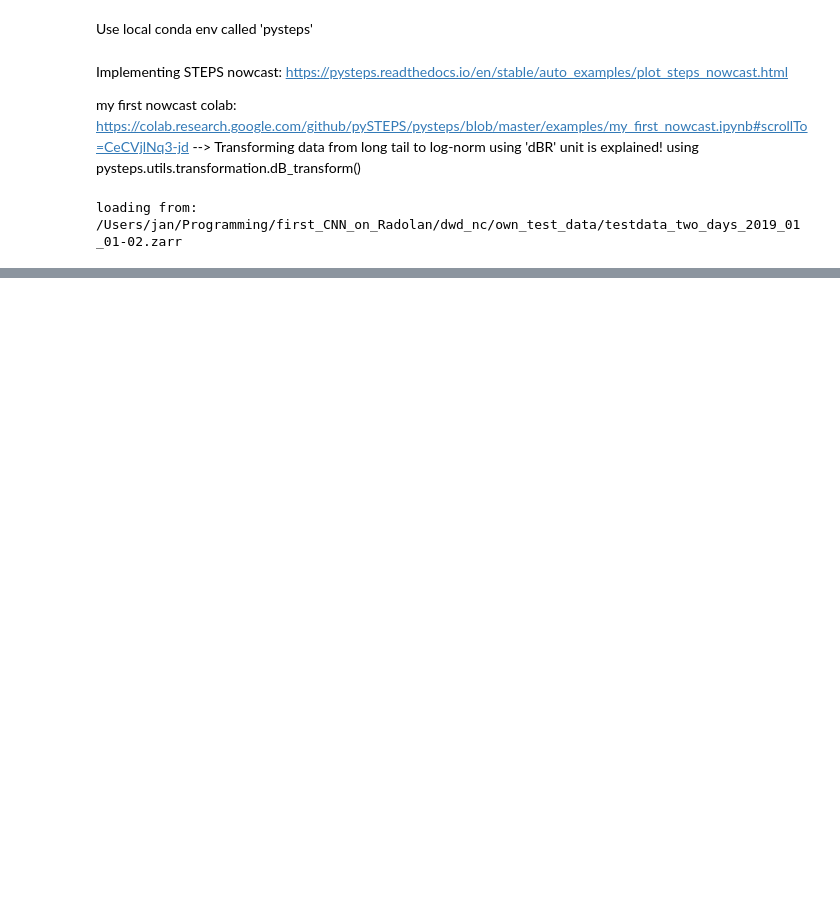
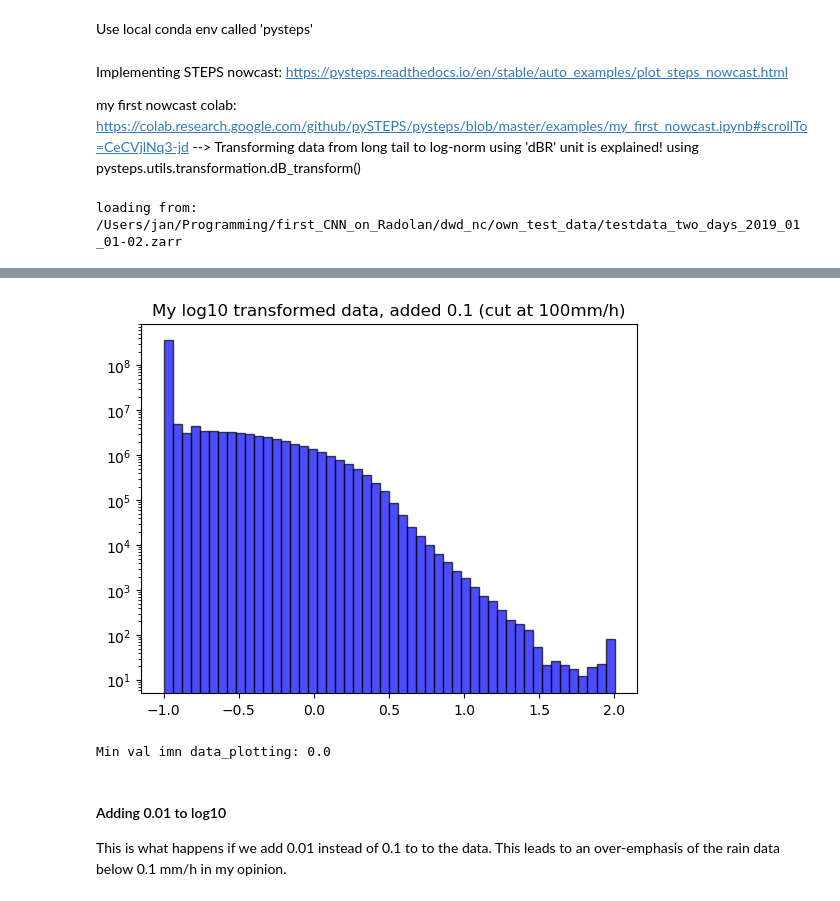
Before and after one commit to Osrip/deep_learn_rain_nowcasting, a Jupyter notebook: notebooks/examine_data_normalization.ipynb, the cells around one changed output, grey strips where cells are left out. Drawn from its saved outputs; the diff is of its cells as text; code cells hidden in the pictures; blank space fills up the shorter version.

```diff
--- a/notebooks/examine_data_normalization.ipynb
+++ b/notebooks/examine_data_normalization.ipynb
@@ -107,0 +137,21 @@ plt.show()
+# %%
+# Rebuilding Pysteps db normalization
+def log_10_transform(data, add_val=10 ** -1):
+    # We choose 10 ** -1 = 0.1 as add val as log10(10**-1) = -1
+    data = np.log10(data + add_val)
+    # data_db_transformed = 10.0 * np.log10(1+data)
+    return data
+# %%
+data_normed = log_10_transform(data_plotting.copy())
+data_normed_flattened = data_normed.flatten()
+plt.hist(data_normed_flattened[~np.isnan(data_normed_flattened)], bins=50, color='blue', edgecolor='black', alpha=0.7)
+plt.yscale('log')
+plt.title('My log10 transformed data, added 0.1 (cut at 100mm/h)')
+plt.show()
+print(f'Min val imn data_plotting: {np.nanmin(data_plotting)}')
+# %% [output]
+[figure, added]
+Min val imn data_plotting: 0.0
+# %% [markdown]
+#### Adding 0.01 to log10
+This is what happens if we add 0.01 instead of 0.1 to to the data. This leads to an over-emphasis of the rain data below 0.1 mm/h in my opinion.
```
Also changed, not shown: parts of 30 cells of this notebook, 3 other files.
